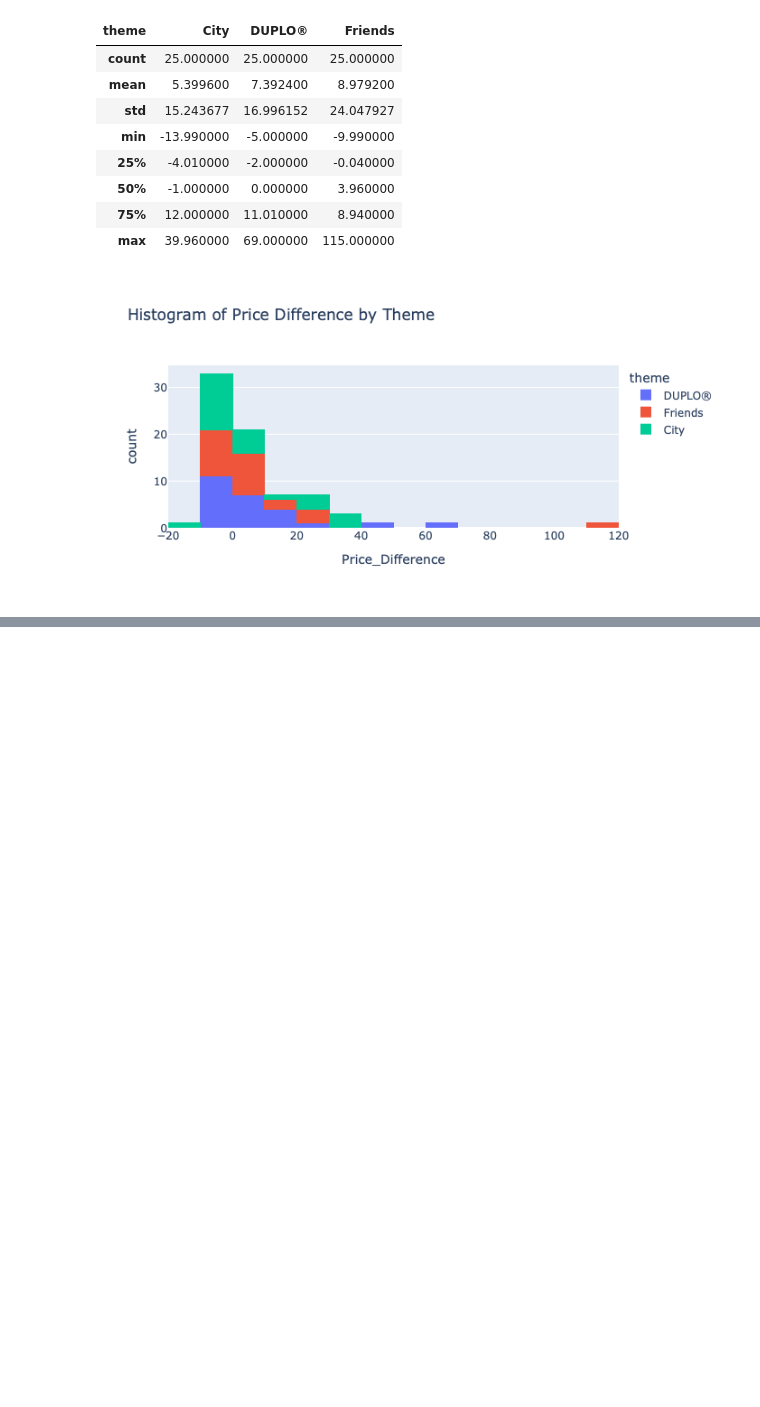
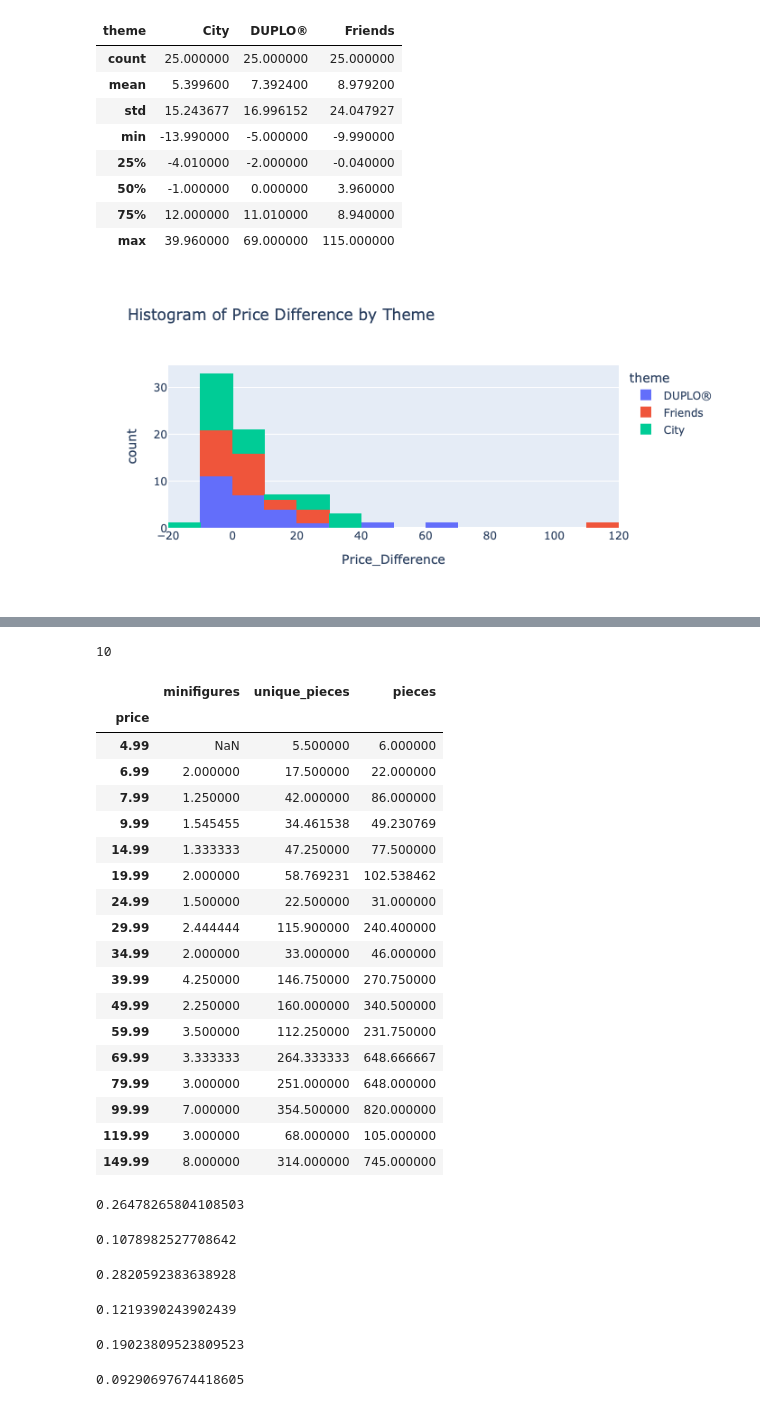
Before and after one commit to Mazzie15/Data101_Mazzie_Tetens_Code, a Jupyter notebook: Exam1/Exam1.ipynb, the cells around one changed output, grey strips where cells are left out. Drawn from its saved outputs; the diff is of its cells as text; code cells hidden in the pictures; blank space fills up the shorter version.

```diff
--- a/Exam1/Exam1.ipynb
+++ b/Exam1/Exam1.ipynb
@@ -172,0 +214,57 @@ most_expensive_set
+# %%
+zero_or_unknown = DF[(DF['minifigures'] == 0) | (DF['minifigures'] != DF['minifigures'])]
+count_zero_unknown = zero_or_unknown.shape[0]
+count_zero_unknown
+# there are 10 sets with either 0 or NaN minifigures
+# i was confused how to write the code so I tried to show the rows where the number of minifigures was missing
+# %% [output]
+10
+# %%
+# 7
+# on average the retail price is cheaper than the amazon price, so i would suggest shopping retail
+mean_retail = DF[['price', 'minifigures', 'unique_pieces', 'pieces']].groupby('price').mean()
+mean_retail
+# %% [output]
+|  | minifigures | unique_pieces | pieces |
+| price |  |  |  |
+| 4.99 | NaN | 5.500000 | 6.000000 |
+| 6.99 | 2.000000 | 17.500000 | 22.000000 |
+| 7.99 | 1.250000 | 42.000000 | 86.000000 |
+| 9.99 | 1.545455 | 34.461538 | 49.230769 |
+| 14.99 | 1.333333 | 47.250000 | 77.500000 |
+| 19.99 | 2.000000 | 58.769231 | 102.538462 |
+| 24.99 | 1.500000 | 22.500000 | 31.000000 |
+| 29.99 | 2.444444 | 115.900000 | 240.400000 |
+| 34.99 | 2.000000 | 33.000000 | 46.000000 |
+| 39.99 | 4.250000 | 146.750000 | 270.750000 |
+| 49.99 | 2.250000 | 160.000000 | 340.500000 |
+| 59.99 | 3.500000 | 112.250000 | 231.750000 |
+| 69.99 | 3.333333 | 264.333333 | 648.666667 |
+| 79.99 | 3.000000 | 251.000000 | 648.000000 |
+| 99.99 | 7.000000 | 354.500000 | 820.000000 |
+| 119.99 | 3.000000 | 68.000000 | 105.000000 |
+| 149.99 | 8.000000 | 314.000000 | 745.000000 |
+# %%
+69.99 / 264.33
+# %% [output]
+0.26478265804108503
+# %%
+69.99 / 648.666667
+# %% [output]
+0.1078982527708642
+# %%
+99.99 / 354.500000
+# %% [output]
+0.2820592383638928
+# %%
+99.99 / 820.000000
+# %% [output]
+0.1219390243902439
+# %%
+7.99 / 42
+# %% [output]
+0.19023809523809523
+# %%
+7.99 / 86
+# %% [output]
+0.09290697674418605
```
Also changed, not shown: parts of 12 cells of this notebook.
